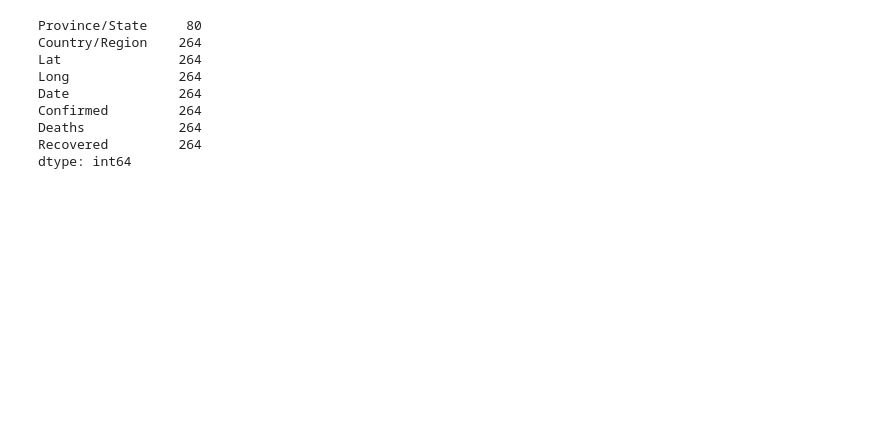
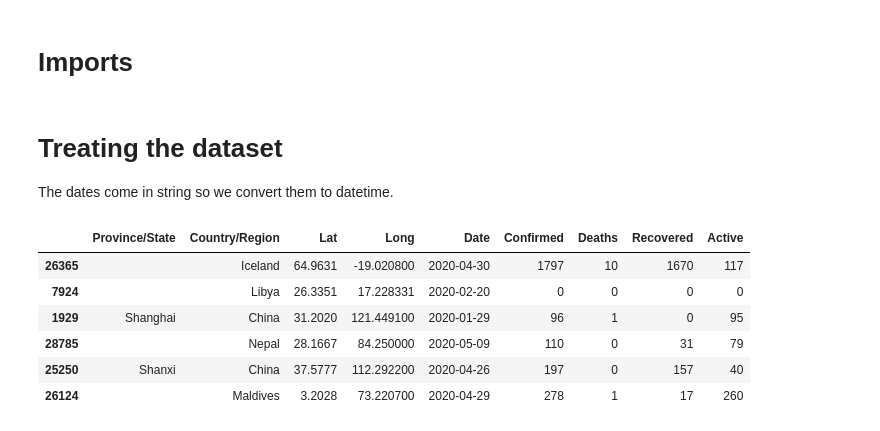
Before and after one commit to SALajes/iart-regression-modeling, a Jupyter notebook: Covid19.ipynb, the cells around one changed output. Drawn from its saved outputs; the diff is of its cells as text; code cells hidden in the pictures; blank space fills up the shorter version.

```diff
--- a/Covid19.ipynb
+++ b/Covid19.ipynb
@@ -1,3 +1,5 @@
+# %% [markdown]
+# Imports
 # %%
 import pandas as pd
 from datetime import datetime
@@ -14,32 +15,28 @@ import kaggle as kgg
-# %%
-import pandas as pd
-from datetime import datetime
-%matplotlib inline
-%reload_ext watermark
-import matplotlib.pyplot as plt
-import matplotlib.dates as mdates
-import numpy as np
-import seaborn as sb
-from IPython.display import display
-import sklearn as sk
-import sklearn.neural_network as sknn
-
-
-treat_time = lambda x:datetime.strptime(x,"%m/%d/%y")
-to_npdatetime = lambda x: pd.to_datetime(x,"%m/%d/%y")
-
-covid_data = pd.read_csv('covid_19_clean_complete.csv', na_values=['NaN'])
-covid_data['Date'] = covid_data['Date'].map(treat_time)
-covid_data = covid_data.sort_values(['Date','Country/Region'],ascending=[True, False])
-
-print(covid_data.loc[covid_data['Date'] == datetime(2020,1,22)].count())
-# %% [output]
-Province/State     80
-Country/Region    264
-Lat               264
-Long              264
-Date              264
-Confirmed         264
-Deaths            264
-Recovered         264
-dtype: int64
+# %% [markdown]
+# Treating the dataset
+
+The dates come in string so we convert them to datetime.
+# %%
+# Loading datasets
+
+full_table = pd.read_csv('datasets/covid_19_clean_complete.csv',
+                          na_values=['NaN'],
+                          parse_dates=['Date'])
+# full_table = full_table.sort_values(['Date','Country/Region'],ascending=[True, False])
+
+# Adding Active cases column
+full_table['Active'] = full_table['Confirmed'] - full_table['Deaths'] - full_table['Recovered']
+
+# filling missing values
+full_table[['Province/State']] = full_table[['Province/State']].fillna('')
+full_table[['Confirmed','Deaths','Recovered','Active']] = full_table[['Confirmed','Deaths','Recovered','Active']].fillna(0)
+
+full_table.sample(6)
+# %% [output]
+|  | Province/State | Country/Region | Lat | Long | Date | Confirmed | Deaths | Recovered | Active |
+| 26365 |  | Iceland | 64.9631 | -19.020800 | 2020-04-30 | 1797 | 10 | 1670 | 117 |
+| 7924 |  | Libya | 26.3351 | 17.228331 | 2020-02-20 | 0 | 0 | 0 | 0 |
+| 1929 | Shanghai | China | 31.2020 | 121.449100 | 2020-01-29 | 96 | 1 | 0 | 95 |
+| 28785 |  | Nepal | 28.1667 | 84.250000 | 2020-05-09 | 110 | 0 | 31 | 79 |
+| 25250 | Shanxi | China | 37.5777 | 112.292200 | 2020-04-26 | 197 | 0 | 157 | 40 |
+| 26124 |  | Maldives | 3.2028 | 73.220700 | 2020-04-29 | 278 | 1 | 17 | 260 |
```
Also changed, not shown: parts of 15 cells of this notebook, 1 other file.
